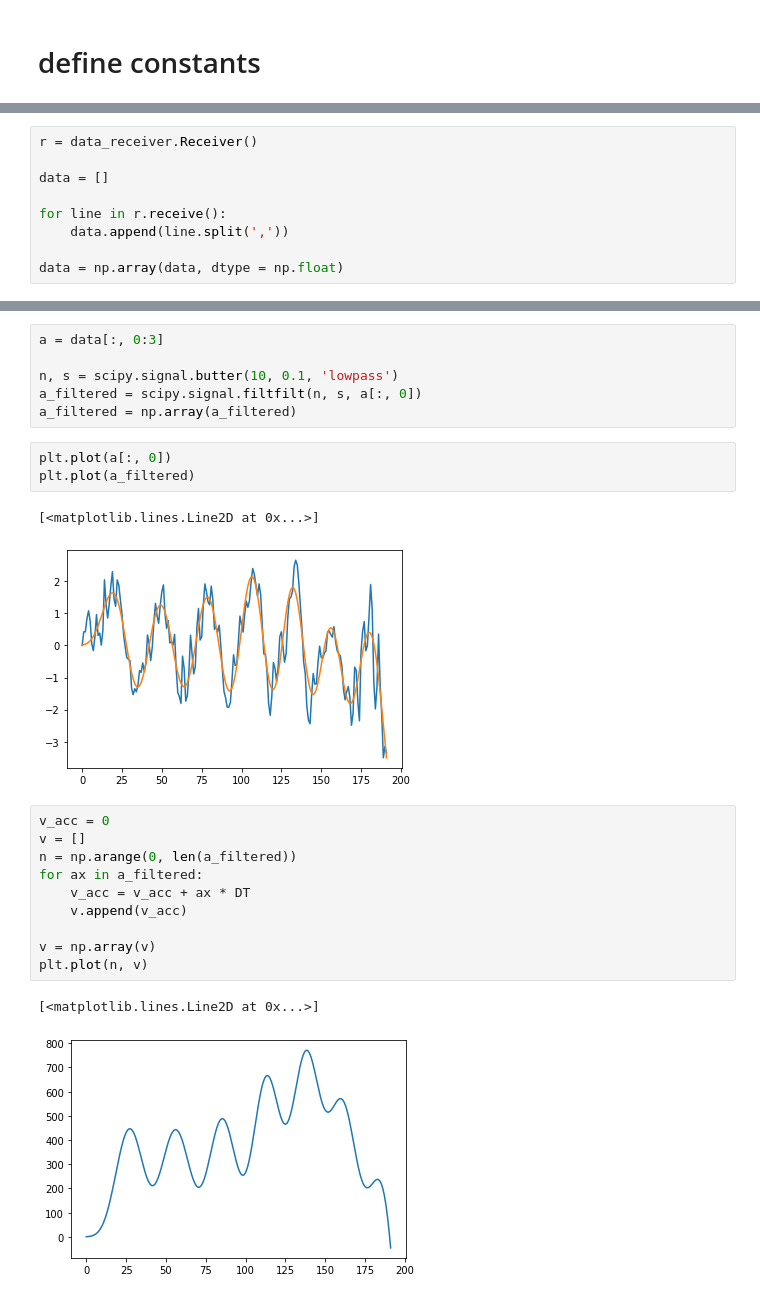
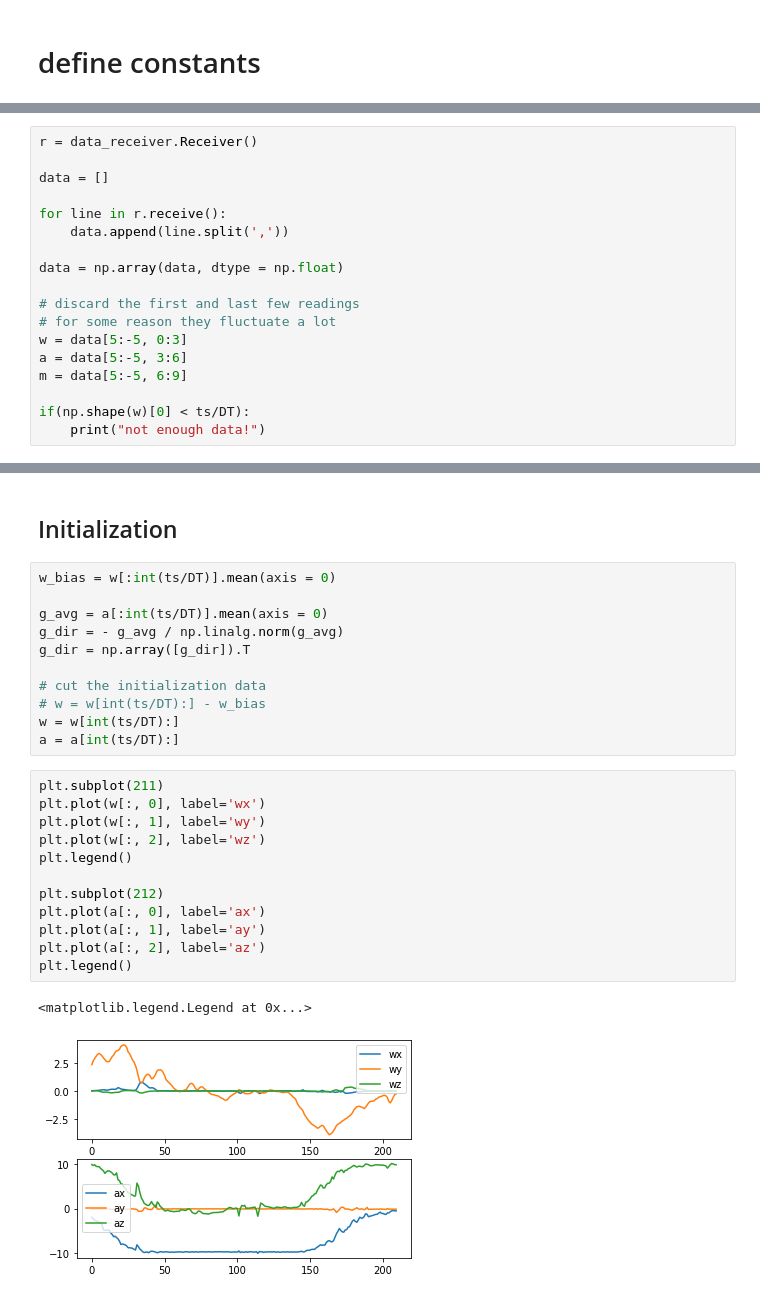
Before and after one commit to john2zy/IMU-Position-Tracking, a Jupyter notebook: main.ipynb, the cells around one changed output, grey strips where cells are left out. Drawn from its saved outputs; the diff is of its cells as text.

```diff
--- a/main.ipynb
+++ b/main.ipynb
@@ -18,3 +111,12 @@ for line in r.receive():
     data.append(line.split(','))
 
 data = np.array(data, dtype = np.float)
+
+# discard the first and last few readings
+# for some reason they fluctuate a lot
+w = data[5:-5, 0:3]
+a = data[5:-5, 3:6]
+m = data[5:-5, 6:9]
+
+if(np.shape(w)[0] < ts/DT):
+    print("not enough data!")
@@ -23,25 +123,28 @@ data = np.array(data, dtype = np.float)
-# %%
-a = data[:, 0:3]
-
-n, s = scipy.signal.butter(10, 0.1, 'lowpass')
-a_filtered = scipy.signal.filtfilt(n, s, a[:, 0])
-a_filtered = np.array(a_filtered)
-# %%
-plt.plot(a[:, 0])
-plt.plot(a_filtered)
-# %% [output]
-[<matplotlib.lines.Line2D at 0x...>]
-[figure, removed]
-# %%
-v_acc = 0
-v = []
-n = np.arange(0, len(a_filtered))
-for ax in a_filtered:
-    v_acc = v_acc + ax * DT
-    v.append(v_acc)
-
-v = np.array(v)
-plt.plot(n, v)
-# %% [output]
-[<matplotlib.lines.Line2D at 0x...>]
-[figure, removed]
+# %% [markdown]
+## Initialization
+# %%
+w_bias = w[:int(ts/DT)].mean(axis = 0)
+
+g_avg = a[:int(ts/DT)].mean(axis = 0)
+g_dir = - g_avg / np.linalg.norm(g_avg)
+g_dir = np.array([g_dir]).T
+
+# cut the initialization data
+# w = w[int(ts/DT):] - w_bias
+w = w[int(ts/DT):]
+a = a[int(ts/DT):]
+# %%
+plt.subplot(211)
+plt.plot(w[:, 0], label='wx')
+plt.plot(w[:, 1], label='wy')
+plt.plot(w[:, 2], label='wz')
+plt.legend()
+
+plt.subplot(212)
+plt.plot(a[:, 0], label='ax')
+plt.plot(a[:, 1], label='ay')
+plt.plot(a[:, 2], label='az')
+plt.legend()
+# %% [output]
+<matplotlib.legend.Legend at 0x...>
+[figure, added]
```
Also changed, not shown: parts of 16 cells of this notebook, 2 other files.
